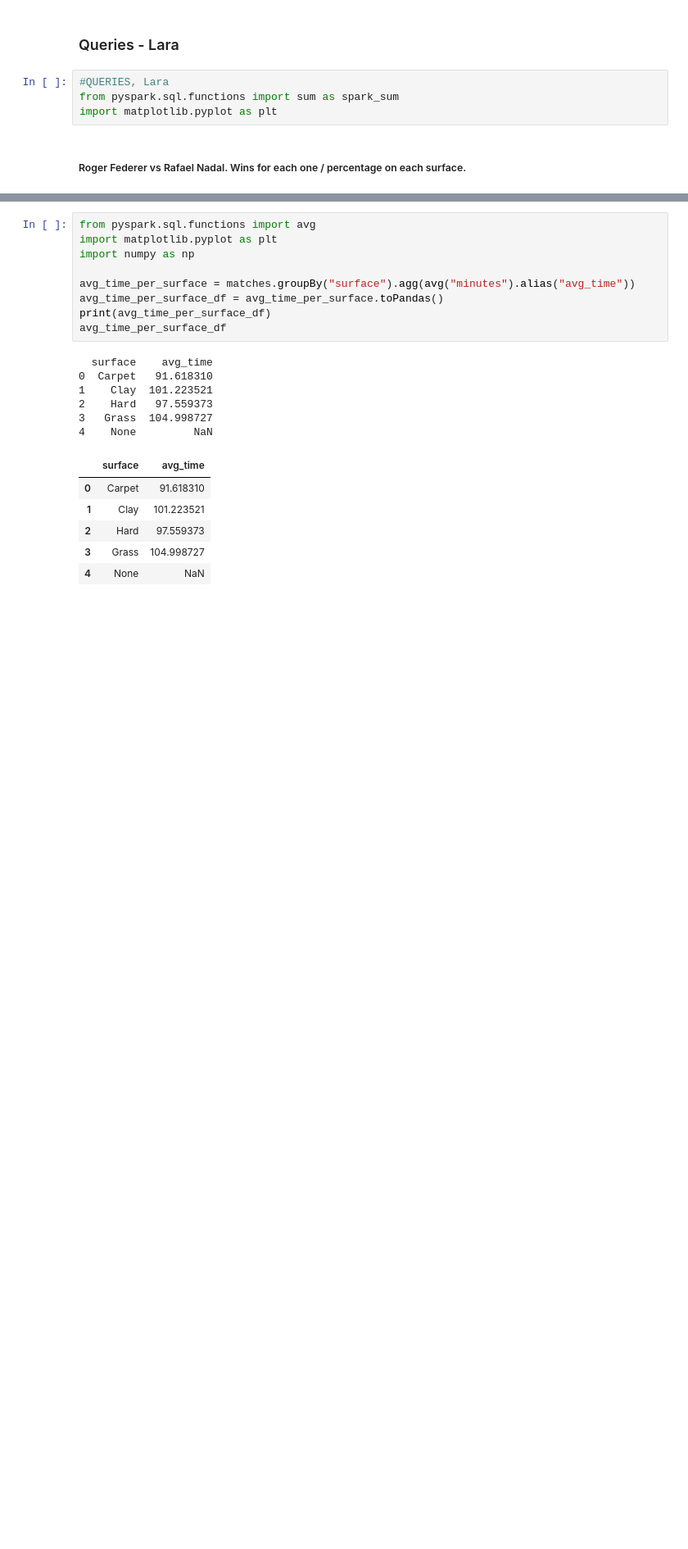
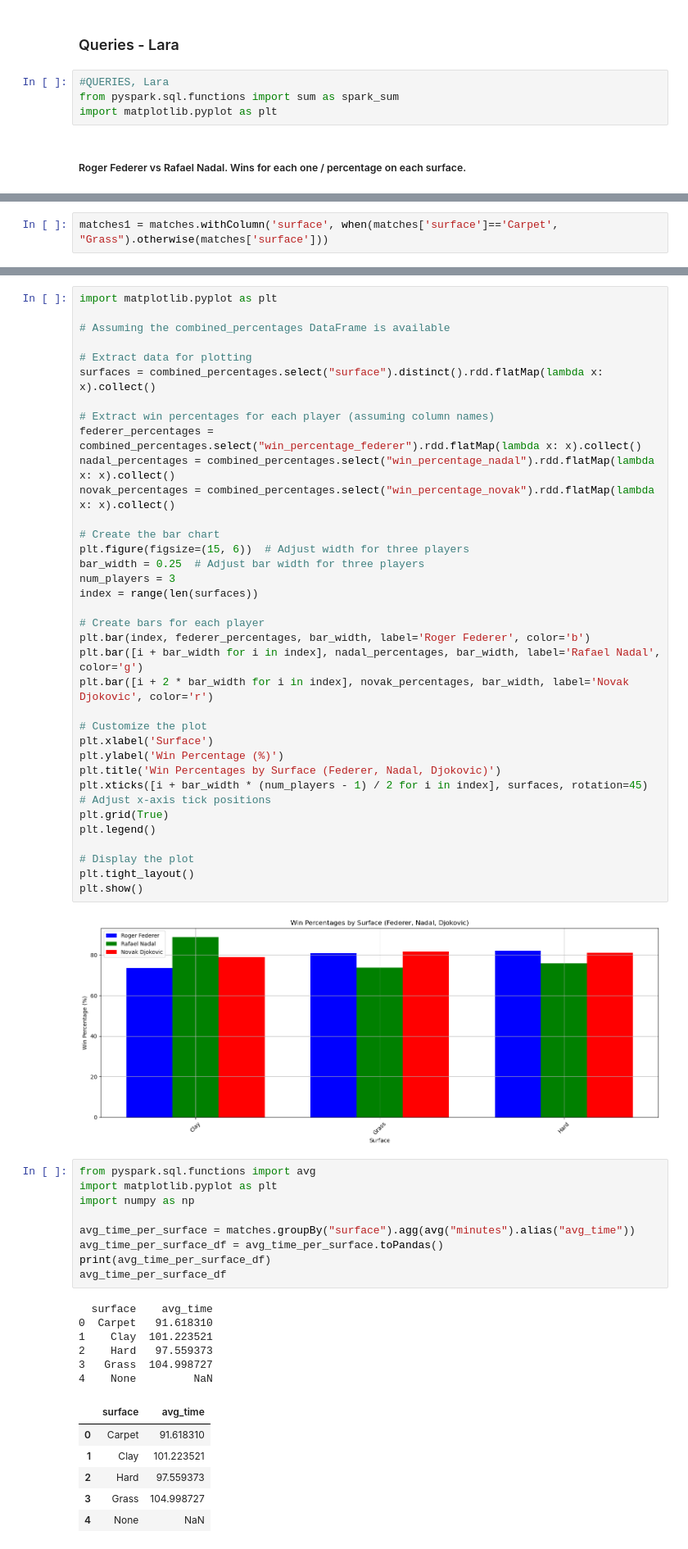
Before and after one commit to joao-oak/Big-Data-Spark, a Jupyter notebook: tennis_queries_Lara_Bea_2.ipynb, the cells around one changed output, grey strips where cells are left out. Shown: that part at 82% size. Drawn from its saved outputs; the diff is of its cells as text; blank space fills up the shorter version.

```diff
--- a/tennis_queries_Lara_Bea_2.ipynb
+++ b/tennis_queries_Lara_Bea_2.ipynb
@@ -624,0 +626,2 @@ Win percentage for Roger Federer by surface:
+# %%
+matches1 = matches.withColumn('surface', when(matches['surface']=='Carpet', "Grass").otherwise(matches['surface']))
@@ -625,3 +706,40 @@ Win percentage for Roger Federer by surface:
+# %%
+import matplotlib.pyplot as plt
+
+# Assuming the combined_percentages DataFrame is available
+
+# Extract data for plotting
+surfaces = combined_percentages.select("surface").distinct().rdd.flatMap(lambda x: x).collect()
+
+# Extract win percentages for each player (assuming column names)
+federer_percentages = combined_percentages.select("win_percentage_federer").rdd.flatMap(lambda x: x).collect()
+nadal_percentages = combined_percentages.select("win_percentage_nadal").rdd.flatMap(lambda x: x).collect()
+novak_percentages = combined_percentages.select("win_percentage_novak").rdd.flatMap(lambda x: x).collect()
+
+# Create the bar chart
+plt.figure(figsize=(15, 6))  # Adjust width for three players
+bar_width = 0.25  # Adjust bar width for three players
+num_players = 3
+index = range(len(surfaces))
+
+# Create bars for each player
+plt.bar(index, federer_percentages, bar_width, label='Roger Federer', color='b')
+plt.bar([i + bar_width for i in index], nadal_percentages, bar_width, label='Rafael Nadal', color='g')
+plt.bar([i + 2 * bar_width for i in index], novak_percentages, bar_width, label='Novak Djokovic', color='r')
+
+# Customize the plot
+plt.xlabel('Surface')
+plt.ylabel('Win Percentage (%)')
+plt.title('Win Percentages by Surface (Federer, Nadal, Djokovic)')
+plt.xticks([i + bar_width * (num_players - 1) / 2 for i in index], surfaces, rotation=45)  # Adjust x-axis tick positions
+plt.grid(True)
+plt.legend()
+
+# Display the plot
+plt.tight_layout()
+plt.show()
+# %% [output]
+[figure, added]
 # %%
 from pyspark.sql.functions import avg
 import matplotlib.pyplot as plt
```
Also changed, not shown: parts of 4 cells of this notebook.
